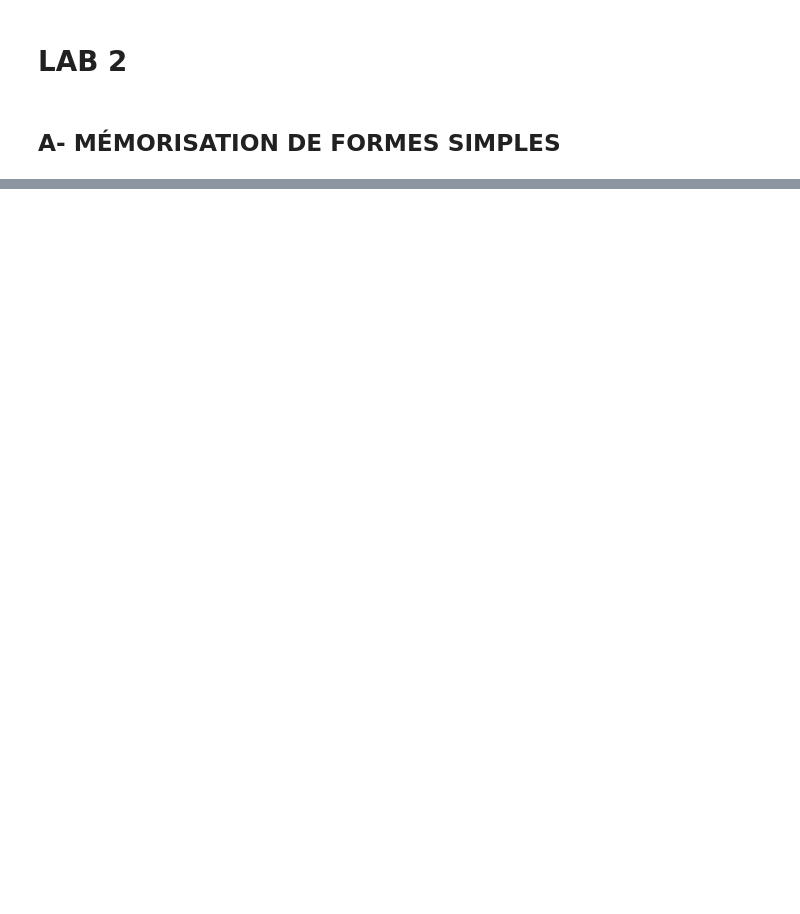
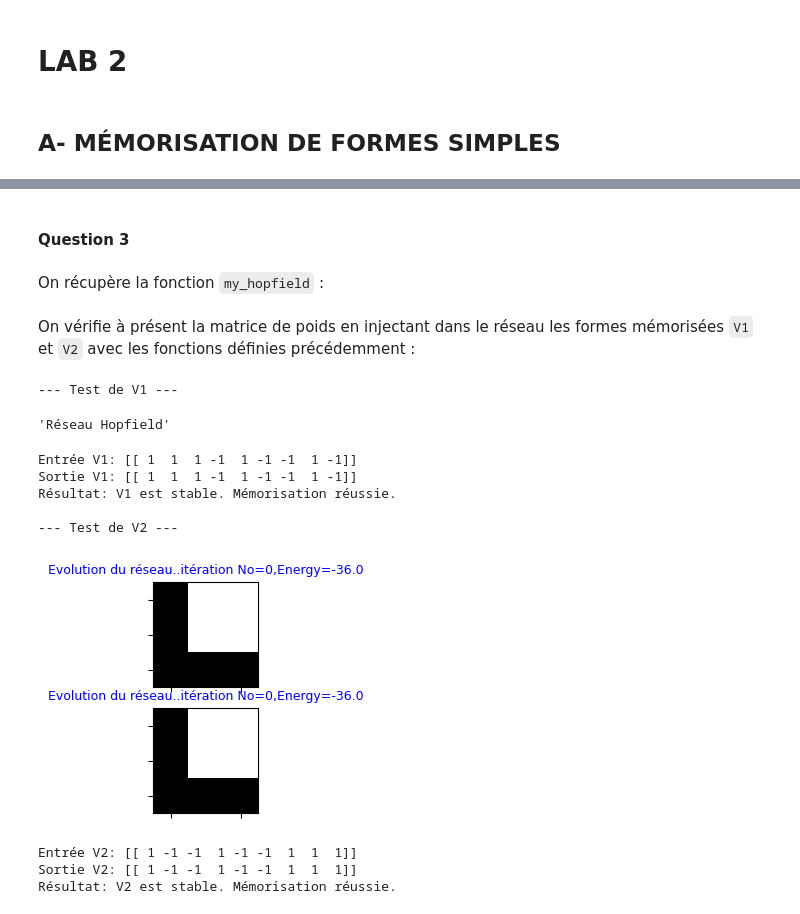
Before and after one commit to Leon-afk1/TP_reseau_neurone, a Jupyter notebook: Lab2/lab2.ipynb, the cells around one changed output, grey strips where cells are left out. Cells and saved outputs as stored; diff of their text form; code cells hidden in the pictures; blank space fills up the shorter version.

Commit message:
Apprentissage incrémental + États stables

```diff
--- a/Lab2/lab2.ipynb
+++ b/Lab2/lab2.ipynb
@@ -61,0 +19,18 @@ Matrice de poids W:
+# %%
+import numpy as np
+
+def calculate_hebb_weights(vectors_to_learn):
+    # Récupération de la dimension du premier vecteur
+    n = len(vectors_to_learn[0])
+
+    # Initialisation de la matrice de poids W à zéros
+    W = np.zeros((n, n))
+
+    # Application de la règle de Hebb
+    for v in vectors_to_learn:
+        W += np.outer(v, v)
+
+    # Mise de la diagonale à 0 (car un neurone n'est pas connecté à lui-même)
+    np.fill_diagonal(W, 0)
+
+    return W
@@ -61,0 +39,4 @@ Matrice de poids W:
+# %%
+W = calculate_hebb_weights([np.array(V1), np.array(V2)])
+print("Matrice des poids W:")
+print(W)
@@ -61,0 +54,4 @@ Matrice de poids W:
+# %% [markdown]
+#### Question 3
+# %% [markdown]
+On récupère la fonction `my_hopfield` :
@@ -61,0 +142,37 @@ Matrice de poids W:
+# %% [markdown]
+On vérifie à présent la matrice de poids en injectant dans le réseau les formes mémorisées `V1` et `V2` avec les fonctions définies précédemment :
+# %%
+V1_2d = np.array(V1).reshape(1, -1)
+V2_2d = np.array(V2).reshape(1, -1)
+
+print("--- Test de V1 ---")
+out_v1, energy_v1 = my_hopfield(W, V1_2d.copy(), n_iter, xsize, ysize, 1)
+
+print("Entrée V1:", V1_2d)
+print("Sortie V1:", out_v1)
+if np.array_equal(out_v1, V1_2d):
+    print("Résultat: V1 est stable. Mémorisation réussie.")
+else:
+    print("Résultat: V1 N'EST PAS stable.")
+
+print("\n--- Test de V2 ---")
+out_v2, energy_v2 = my_hopfield(W, V2_2d.copy(), n_iter, xsize, ysize, 1)
+
+print("Entrée V2:", V2_2d)
+print("Sortie V2:", out_v2)
+if np.array_equal(out_v2, V2_2d):
+    print("Résultat: V2 est stable. Mémorisation réussie.")
+else:
+    print("Résultat: V2 N'EST PAS stable.")
+# %% [output]
+--- Test de V1 ---
+'Réseau Hopfield'
+Entrée V1: [[ 1  1  1 -1  1 -1 -1  1 -1]]
+Sortie V1: [[ 1  1  1 -1  1 -1 -1  1 -1]]
+Résultat: V1 est stable. Mémorisation réussie.
+
+--- Test de V2 ---
+[figure, added]
+Entrée V2: [[ 1 -1 -1  1 -1 -1  1  1  1]]
+Sortie V2: [[ 1 -1 -1  1 -1 -1  1  1  1]]
+Résultat: V2 est stable. Mémorisation réussie.
```
Also changed, not shown: parts of 45 cells of this notebook.
